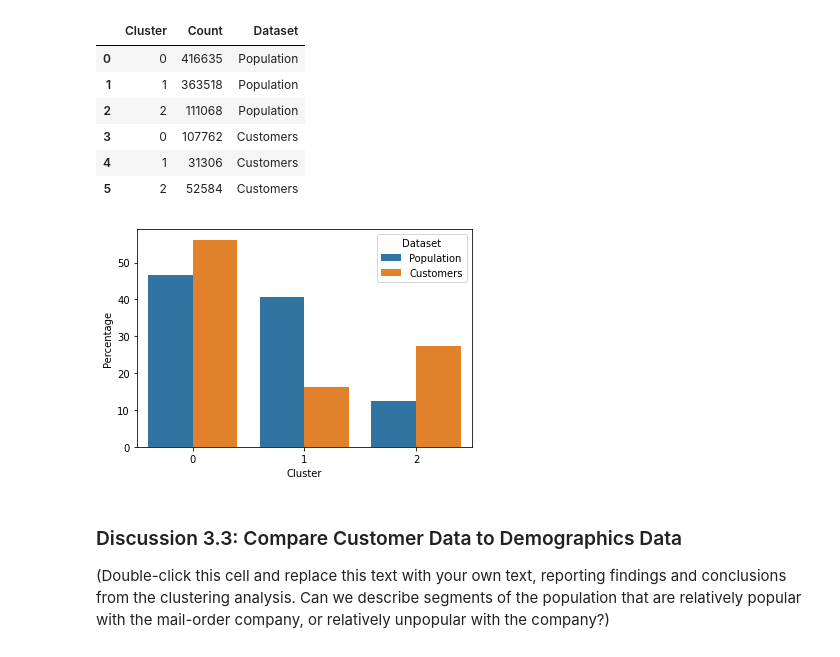
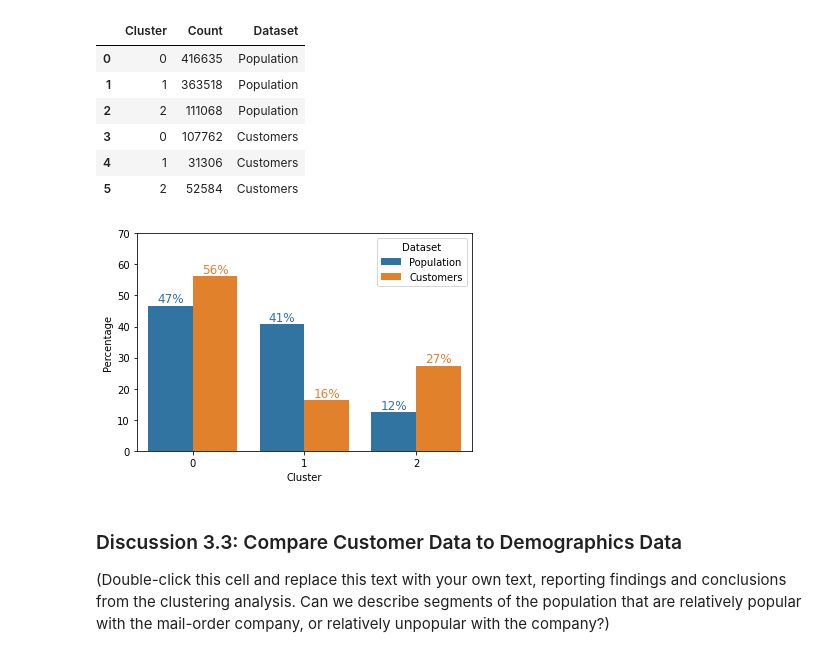
Before and after one commit to walidsi/identify-customer-segments, a Jupyter notebook: Identify_Customer_Segments.ipynb, the cells around one changed output. Cells and saved outputs as stored; diff of their text form; code cells hidden in the pictures.

Commit message:
feat: add labels to bars in bar chart

```diff
--- a/Identify_Customer_Segments.ipynb
+++ b/Identify_Customer_Segments.ipynb
@@ -1053,12 +1053,32 @@ combined_df
 | 3 | 0 | 107762 | Customers |
 | 4 | 1 | 31306 | Customers |
 | 5 | 2 | 52584 | Customers |
-# %%
-combined_df['Percentage'] = combined_df.groupby('Dataset')['Count'].transform(lambda x: x / x.sum() * 100)
-
-ax = sns.barplot(x='Cluster', y='Percentage', hue='Dataset', data=combined_df)
-# %% [output]
-[figure, removed]
+# %%
+combined_df['Percentage'] = combined_df.groupby('Dataset')['Count'].transform(lambda x: x / x.sum() * 100)
+
+ax = sns.barplot(x='Cluster', y='Percentage', hue='Dataset', data=combined_df)
+
+ax.set_yticks([0, 10, 20, 30, 40, 50, 60, 70])
+
+# For each bar in the chart, add a text label.
+for bar in ax.patches:
+  # The text annotation for each bar should be its height.
+  bar_value = bar.get_height()
+  # Format the text with commas to separate thousands. You can do
+  # any type of formatting here though.
+  text = f'{bar_value:.0f}%'
+  # This will give the middle of each bar on the x-axis.
+  text_x = bar.get_x() + bar.get_width() / 2
+  # get_y() is where the bar starts so we add the height to it.
+  text_y = bar.get_y() + bar_value
+  # If we want the text to be the same color as the bar, we can
+  # get the color like so:
+  bar_color = bar.get_facecolor()
+  # If you want a consistent color, you can just set it as a constant, e.g. #222222
+  ax.text(text_x, text_y, text, ha='center', va='bottom', color=bar_color,
+          size=12)
+# %% [output]
+[figure, added]
 # %%
 # What kinds of people are part of a cluster that is overrepresented in the
 # customer data compared to the general population?
```
